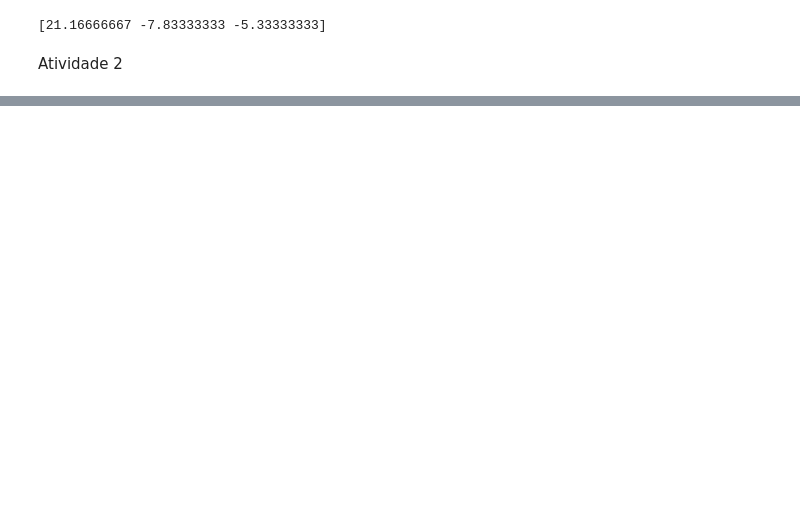
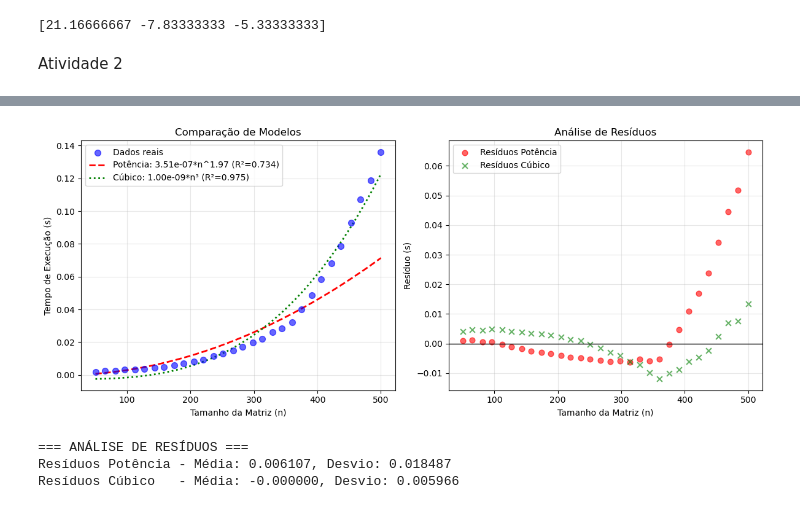
Before and after one commit to pedronalon/Trabalho03_Calculo_Numerico, a Jupyter notebook: Trabalho03.ipynb, the cells around one changed output, grey strips where cells are left out. Saved outputs shown, nothing was run; the diff lists cells and outputs as text; code cells hidden in the pictures; blank space fills up the shorter version.

```diff
--- a/Trabalho03.ipynb
+++ b/Trabalho03.ipynb
@@ -169,0 +204,69 @@ c0 = 0.000003, c1 = 2.467587
+# %%
+# DIAGNÓSTICO: A complexidade teórica da Eliminação Gaussiana é O(n³)
+# Vamos verificar se o modelo T(n) = c * n³ se ajusta melhor
+
+# Teste 1: Ajuste linear direto com n³
+x_cubic = x_values ** 3
+coefficients_cubic = np.polyfit(x_cubic, y_values, 1)
+c_cubic = coefficients_cubic[0]  # coeficiente de n³
+intercept = coefficients_cubic[1]  # intercepto (deveria ser ~0)
+
+print("=== ANÁLISE DE COMPLEXIDADE ===")
+print(f"\nModelo cúbico T(n) = c * n³:")
+print(f"c = {c_cubic:.3e}")
+print(f"intercepto = {intercept:.6f} (esperado: ~0)")
+
+# Calcular R² do modelo cúbico
+y_pred_cubic = c_cubic * x_cubic + intercept
+ss_res_cubic = np.sum((y_values - y_pred_cubic) ** 2)
+ss_tot_cubic = np.sum((y_values - np.mean(y_values)) ** 2)
+r2_cubic = 1 - (ss_res_cubic / ss_tot_cubic)
+print(f"R² do modelo cúbico: {r2_cubic:.6f}")
+
+# Comparação com modelo de potência
+print(f"\nModelo de potência T(n) = c0 * n^c1:")
+print(f"c0 = {c0:.3e}, c1 = {c1:.3f}")
+print(f"R² do modelo de potência: {r2_manual:.6f}")
+
+print(f"\n⚠️ Nota: c1 = {c1:.3f} está {'próximo' if abs(c1 - 3) < 0.5 else 'distante'} de 3.0 (complexidade teórica)")
+if r2_cubic > r2_manual + 0.05:
+    print(f"✓ Modelo cúbico tem ajuste significativamente melhor!")
+
+# Visualização comparativa
+plt.figure(figsize=(12, 5))
+
+# Subplot 1: Comparação de modelos
+plt.subplot(1, 2, 1)
+plt.scatter(x_values, y_values, label='Dados reais', color='blue', s=50, zorder=3, alpha=0.6)
+plt.plot(x_fit, y_manual, label=f'Potência: {c0:.2e}*n^{c1:.2f} (R²={r2_manual:.3f})',
+         linestyle='--', color='red', linewidth=2)
+y_cubic_fit = c_cubic * (x_fit ** 3) + intercept
+plt.plot(x_fit, y_cubic_fit, label=f'Cúbico: {c_cubic:.2e}*n³ (R²={r2_cubic:.3f})',
+         linestyle=':', color='green', linewidth=2)
+plt.xlabel('Tamanho da Matriz (n)')
+plt.ylabel('Tempo de Execução (s)')
+plt.title('Comparação de Modelos')
+plt.legend()
+plt.grid(alpha=0.3)
+
+# Subplot 2: Análise de resíduos
+plt.subplot(1, 2, 2)
+residuos_potencia = y_values - y_pred_manual
+residuos_cubico = y_values - y_pred_cubic
+plt.scatter(x_values, residuos_potencia, label=f'Resíduos Potência', color='red', alpha=0.6, s=40)
+plt.scatter(x_values, residuos_cubico, label=f'Resíduos Cúbico', color='green', alpha=0.6, s=40, marker='x')
+plt.axhline(y=0, color='black', linestyle='-', linewidth=1)
+plt.xlabel('Tamanho da Matriz (n)')
+plt.ylabel('Resíduo (s)')
+plt.title('Análise de Resíduos')
+plt.legend()
+plt.grid(alpha=0.3)
+
+plt.tight_layout()
+plt.show()
+
+# Estatísticas dos resíduos
+print("\n=== ANÁLISE DE RESÍDUOS ===")
+print(f"Resíduos Potência - Média: {np.mean(residuos_potencia):.6f}, Desvio: {np.std(residuos_potencia):.6f}")
+print(f"Resíduos Cúbico   - Média: {np.mean(residuos_cubico):.6f}, Desvio: {np.std(residuos_cubico):.6f}")
+# %% [output]
@@ -169,0 +286,4 @@ c0 = 0.000003, c1 = 2.467587
+[figure, added]
+=== ANÁLISE DE RESÍDUOS ===
+Resíduos Potência - Média: 0.006107, Desvio: 0.018487
+Resíduos Cúbico   - Média: -0.000000, Desvio: 0.005966
```
Also changed, not shown: parts of 7 cells of this notebook.
